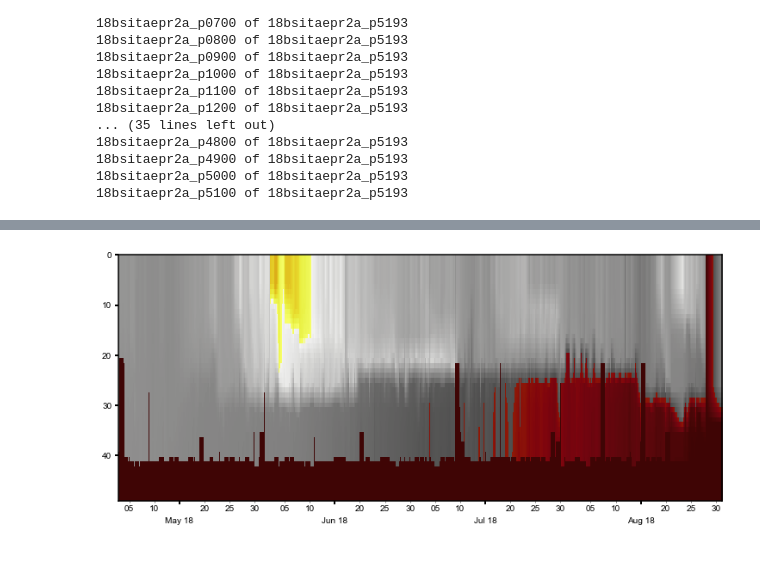
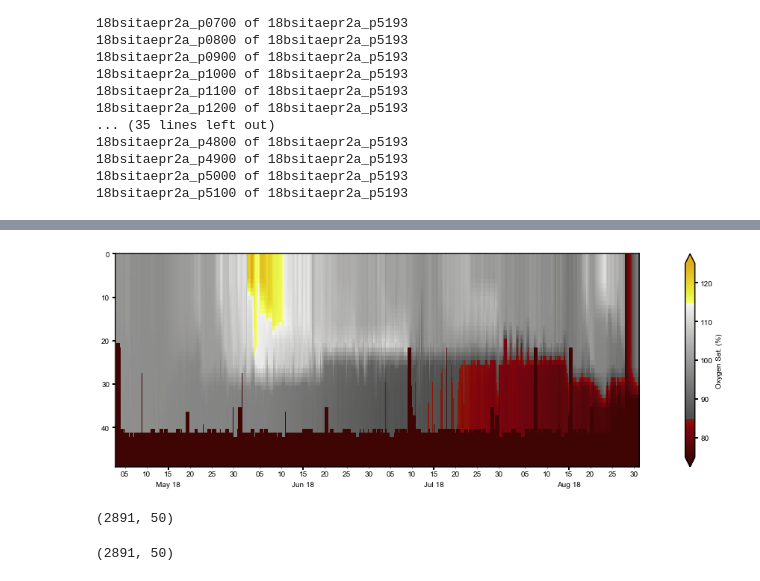
Before and after one commit to NOAA-PMEL/EcoFOCI_Jupyter_Notebooks, a Jupyter notebook: PrawlerDeployments/PrawlerOxygenAnalysis_Correction.ipynb, the cells around one changed output, grey strips where cells are left out. Saved outputs shown, nothing was run; the diff lists cells and outputs as text; code cells hidden in the pictures.

```diff
--- a/PrawlerDeployments/PrawlerOxygenAnalysis_Correction.ipynb
+++ b/PrawlerDeployments/PrawlerOxygenAnalysis_Correction.ipynb
@@ -372,17 +372,28 @@ mesh_grid_OxyConc_ph = mesh_grid_func(press_grid,time_grid)
 # %%
 extent = (time_grid.min(),
           time_grid.max(),
           press_grid.max(),
           press_grid.min()) # extent of the plots
 
 fig = plt.figure(figsize=(22,5.25))
 ax = plt.subplot(1,1,1)
-cs = plt.imshow(mesh_grid_OxyConc_ph.T,extent=extent, vmin=75, vmax=125, cmap=cmocean.cm.oxy)
+cs = plt.imshow(mesh_grid_OxyConc_ph.T,extent=extent, vmin=75, vmax=125, cmap=cmocean.cm.oxy,label='oxy')
+
+cbar = fig.colorbar(cs, orientation='vertical', extend='both')
+cbar.ax.set_ylabel('Oxygen Sat. (%)')
 ax.xaxis.set_major_locator(DayLocator(bymonthday=15))
 ax.xaxis.set_minor_locator(DayLocator(bymonthday=[5,10,15,20,25,30]))
 ax.xaxis.set_major_formatter(plt.NullFormatter())
 ax.xaxis.set_minor_formatter(DateFormatter('%d'))
 ax.xaxis.set_major_formatter(DateFormatter('%b %y'))
 ax.xaxis.set_tick_params(which='major', pad=15)
 # %% [output]
-[figure, old version]
+[figure, new version]
+# %%
+np.shape(mesh_grid_OxyConc_ph)
+# %% [output]
+(2891, 50)
+# %%
+np.shape(mesh_grid_OxySat[:2891,:])
+# %% [output]
+(2891, 50)
```
Also changed, not shown: parts of 6 cells of this notebook, 30 other files.
